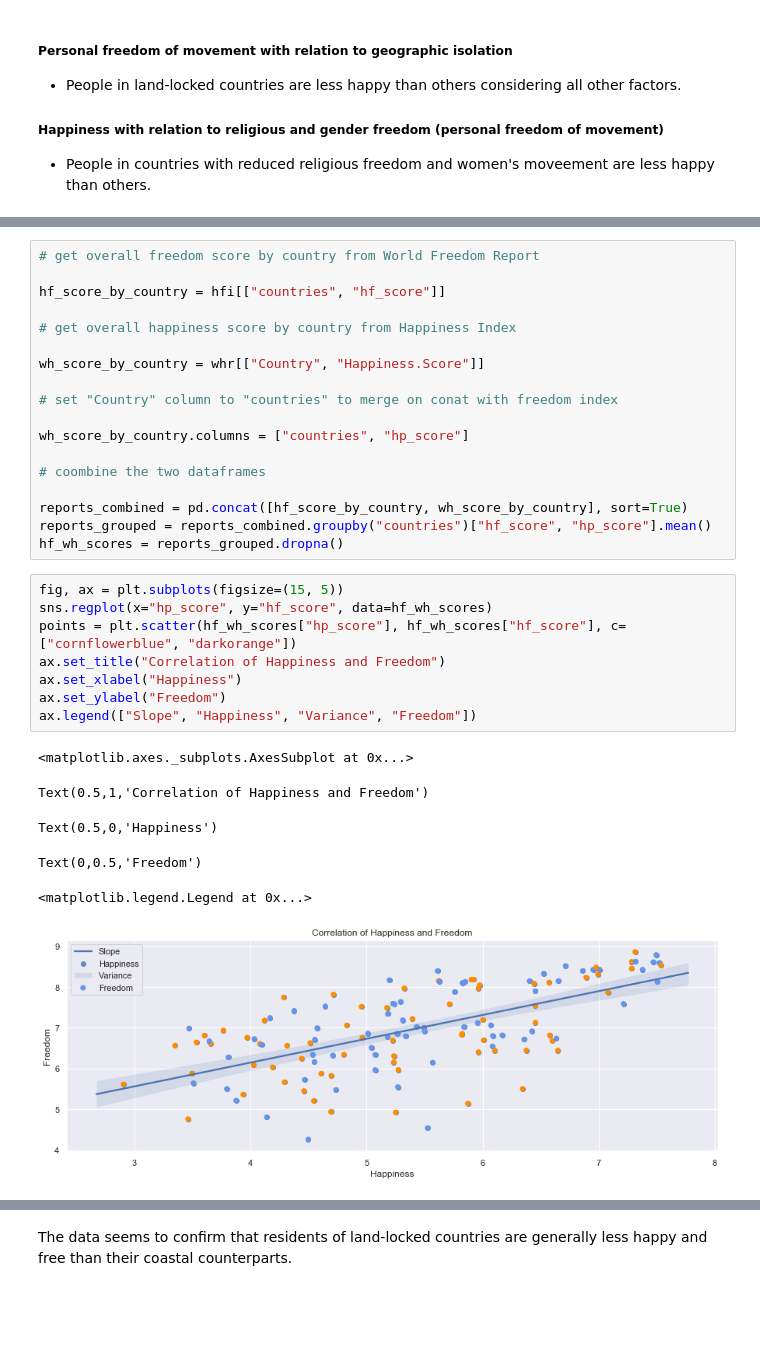
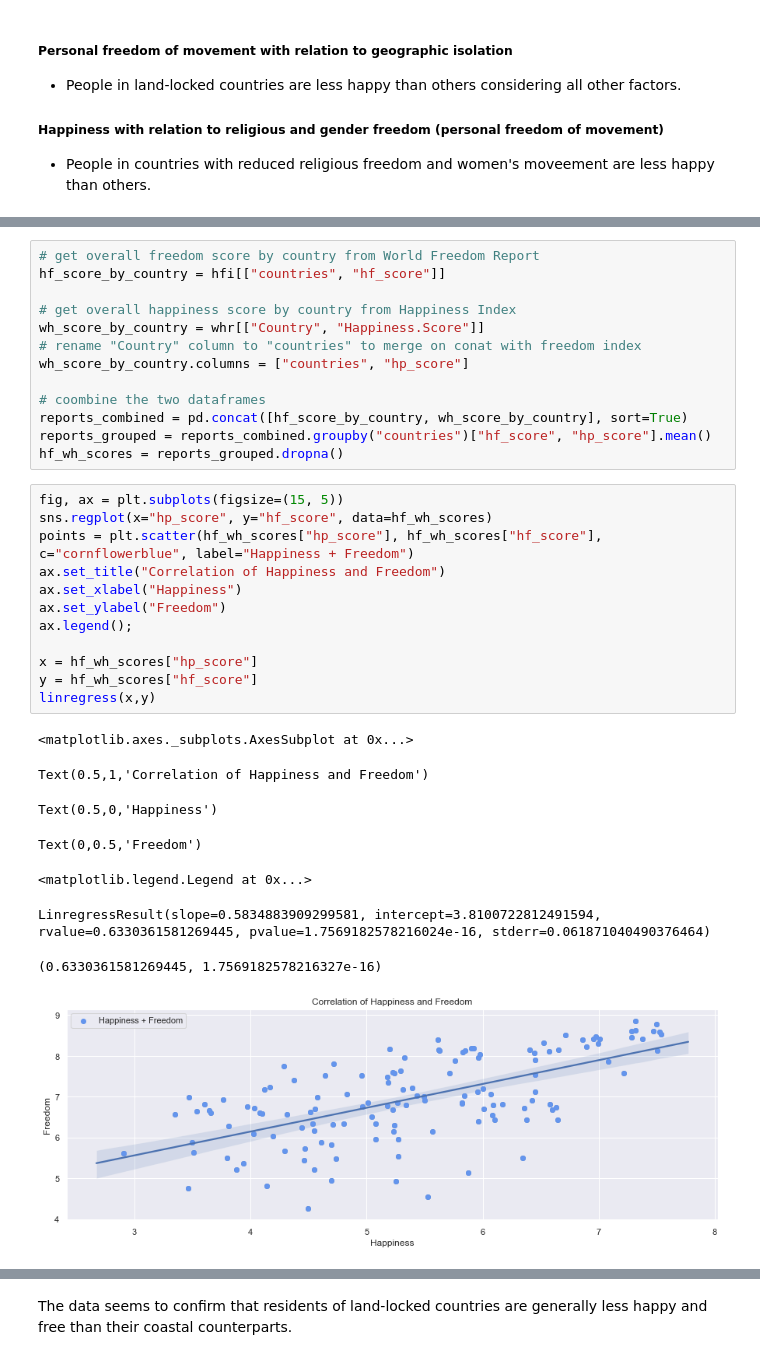
Before and after one commit to jbratcher/happiness_and_freedom, a Jupyter notebook: hfh_movement.ipynb, the cells around one changed output, grey strips where cells are left out. Saved outputs shown, nothing was run; the diff lists cells and outputs as text; blank space fills up the shorter version.

```diff
--- a/hfh_movement.ipynb
+++ b/hfh_movement.ipynb
@@ -85,33 +87,34 @@ memory usage: 14.6+ KB
 # %%
 # get overall freedom score by country from World Freedom Report
-
 hf_score_by_country = hfi[["countries", "hf_score"]]
 
 # get overall happiness score by country from Happiness Index
-
 wh_score_by_country = whr[["Country", "Happiness.Score"]]
-
-# set "Country" column to "countries" to merge on conat with freedom index
-
+# rename "Country" column to "countries" to merge on conat with freedom index
 wh_score_by_country.columns = ["countries", "hp_score"]
 
 # coombine the two dataframes
-
 reports_combined = pd.concat([hf_score_by_country, wh_score_by_country], sort=True)
 reports_grouped = reports_combined.groupby("countries")["hf_score", "hp_score"].mean()
 hf_wh_scores = reports_grouped.dropna()
 # %%
 fig, ax = plt.subplots(figsize=(15, 5))
 sns.regplot(x="hp_score", y="hf_score", data=hf_wh_scores)
-points = plt.scatter(hf_wh_scores["hp_score"], hf_wh_scores["hf_score"], c=["cornflowerblue", "darkorange"])
+points = plt.scatter(hf_wh_scores["hp_score"], hf_wh_scores["hf_score"], c="cornflowerblue", label="Happiness + Freedom")
 ax.set_title("Correlation of Happiness and Freedom")
 ax.set_xlabel("Happiness")
 ax.set_ylabel("Freedom")
-ax.legend(["Slope", "Happiness", "Variance", "Freedom"])
+ax.legend();
+
+x = hf_wh_scores["hp_score"]
+y = hf_wh_scores["hf_score"]
+linregress(x,y)
 # %% [output]
 <matplotlib.axes._subplots.AxesSubplot at 0x...>
 Text(0.5,1,'Correlation of Happiness and Freedom')
 Text(0.5,0,'Happiness')
 Text(0,0.5,'Freedom')
 <matplotlib.legend.Legend at 0x...>
+LinregressResult(slope=0.5834883909299581, intercept=3.8100722812491594, rvalue=0.6330361581269445, pvalue=1.7569182578216024e-16, stderr=0.061871040490376464)
+(0.6330361581269445, 1.7569182578216327e-16)
-[figure, old version]
+[figure, new version]
```
Also changed, not shown: parts of 15 cells of this notebook, 1 other file.
